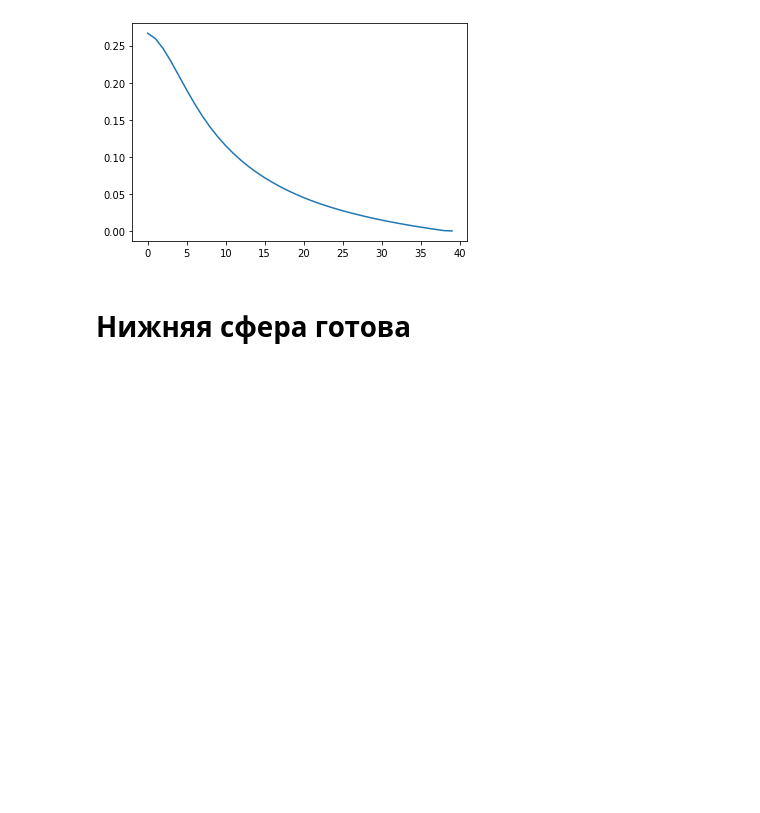
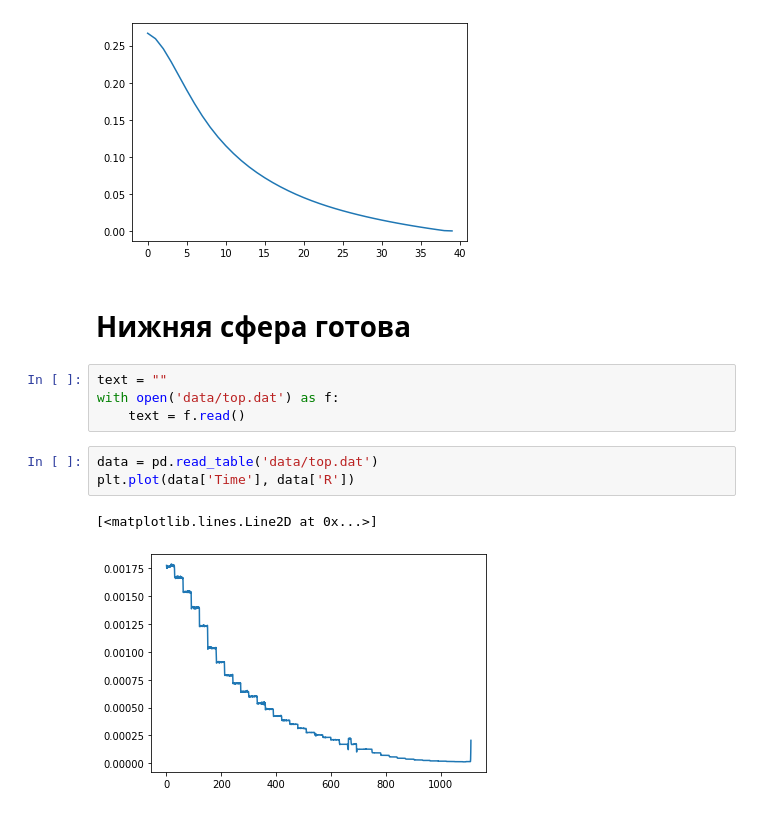
Before and after one commit to Semyonov-as/IPYNBs, a Jupyter notebook: Photonics/Scattering_honiometr.ipynb, the cells around one changed output. Saved outputs shown, nothing was run; the diff lists cells and outputs as text; blank space fills up the shorter version.

```diff
--- a/Photonics/Scattering_honiometr.ipynb
+++ b/Photonics/Scattering_honiometr.ipynb
@@ -112,3 +118,13 @@ plt.plot(d, U_bot)
 [figure]
 # %% [markdown]
 # Нижняя сфера готова
+# %%
+text = ""
+with open('data/top.dat') as f:
+    text = f.read()
+# %%
+data = pd.read_table('data/top.dat')
+plt.plot(data['Time'], data['R'])
+# %% [output]
+[<matplotlib.lines.Line2D at 0x...>]
+[figure, added]
```
Also changed, not shown: parts of 23 cells of this notebook, 2 other files.
